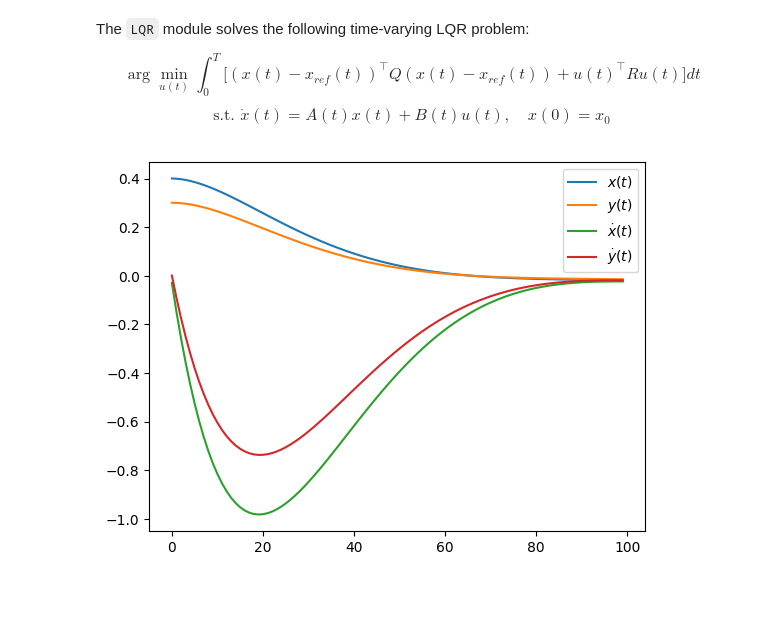
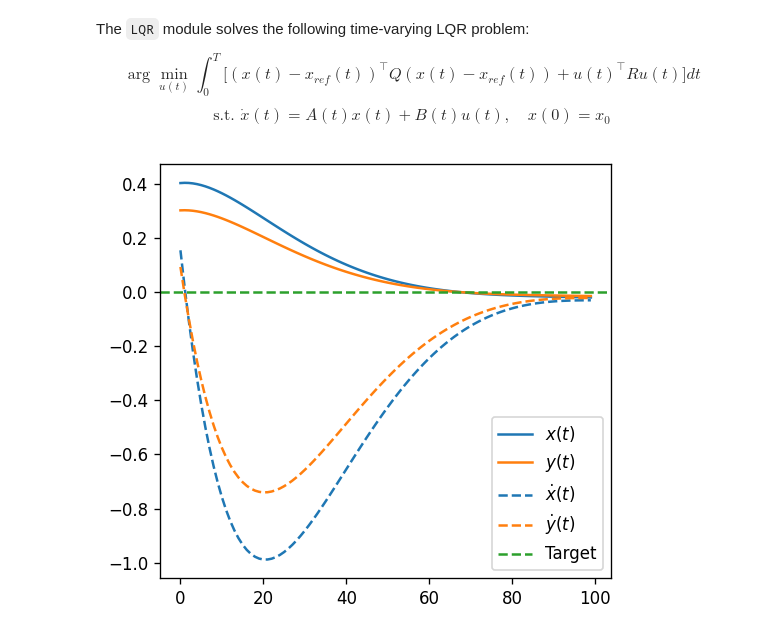
Before and after one commit to TianyuQ/psel_jax, a Jupyter notebook: examples/lqr_example.ipynb, the cells around one changed output. Cells and saved outputs as stored; diff of their text form; code cells hidden in the pictures; blank space fills up the shorter version.

```diff
--- a/examples/lqr_example.ipynb
+++ b/examples/lqr_example.ipynb
@@ -26,23 +26,25 @@ class DoubleIntegratorLQR(LQR):
 # %%
 Q = jnp.diag(jnp.array([1.0, 1.0, 0.01, 0.01]))
 R = jnp.eye(2) * 0.001
 double_integraotr_lqr = DoubleIntegratorLQR(dt=0.01, x_dim=4, u_dim=2, Q=Q, R=R)
 
 tsteps = 100
 ref_x_traj = jnp.zeros((tsteps, 4))
 
-x0 = jnp.array([0.4, 0.3, 0.1, 0.1])
+x0 = jnp.array([0.4, 0.3, 0.3, 0.2])
 dummy_u_traj = jnp.zeros((tsteps, 2))
 
 dummy_x_traj, A_traj, B_traj = double_integraotr_lqr.linearize_dyn(x0, dummy_u_traj)
 opt_u_traj, opt_x_traj = double_integraotr_lqr.solve(x0, A_traj, B_traj, ref_x_traj)
 
-plt.plot(opt_x_traj[:,0], label=r'$x(t)$')
-plt.plot(opt_x_traj[:,1], label=r'$y(t)$')
-plt.plot(opt_x_traj[:,2], label=r'$\dot{x}(t)$')
-plt.plot(opt_x_traj[:,3], label=r'$\dot{y}(t)$')
-plt.legend()
+fig, ax = plt.subplots(1, 1, figsize=(4.5,4), dpi=120, tight_layout=True)
+ax.plot(opt_x_traj[:,0], color='C0', label=r'$x(t)$')
+ax.plot(opt_x_traj[:, 1], color='C1', label=r'$y(t)$')
+ax.plot(opt_x_traj[:, 2], color='C0', linestyle='--', label=r'$\dot{x}(t)$')
+ax.plot(opt_x_traj[:, 3], color='C1', linestyle='--', label=r'$\dot{y}(t)$')
+ax.axhline(0.0, 0.0, 1.0, color='C2', linestyle='--', label='Target')
+ax.legend()
 plt.show()
 plt.close()
 # %% [output]
-[figure, old version]
+[figure, new version]
```
Also changed, not shown: 3 other files.
